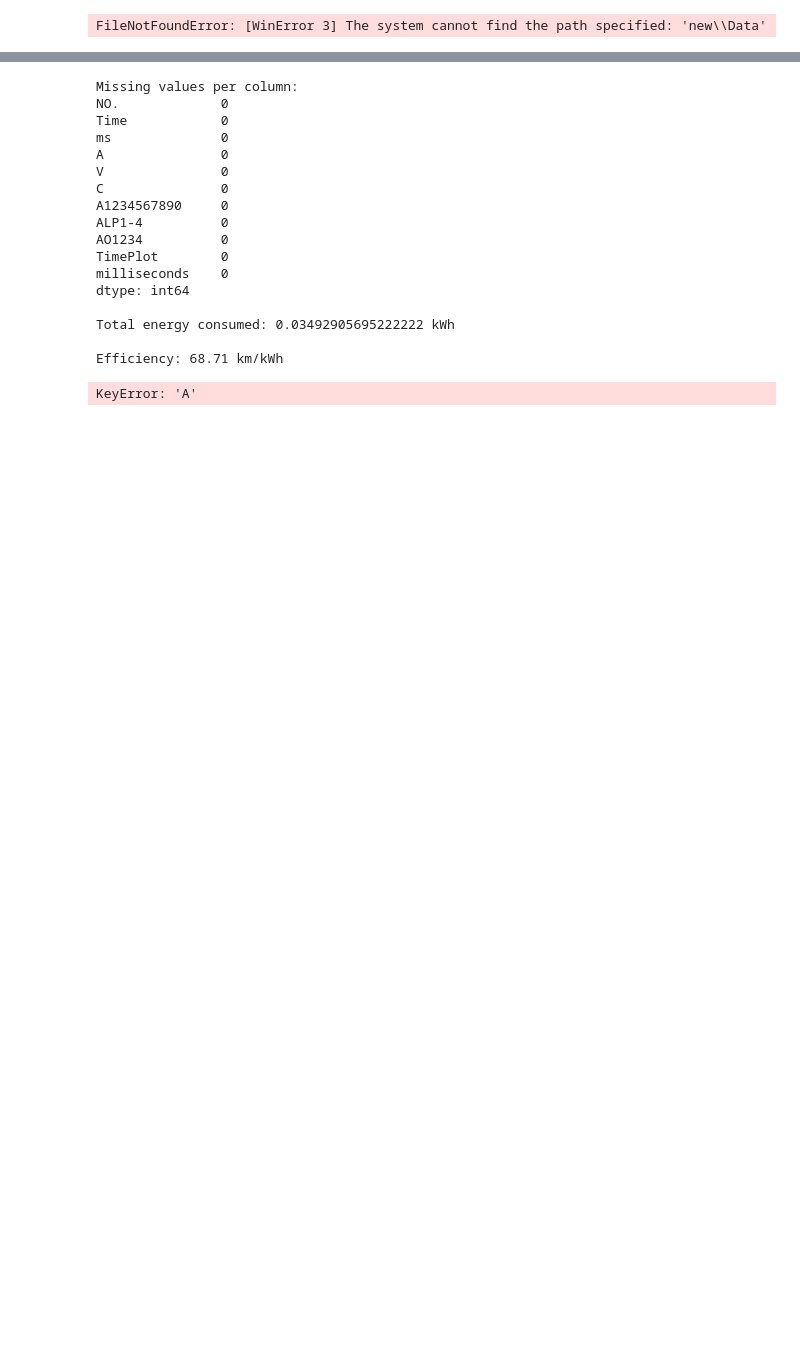
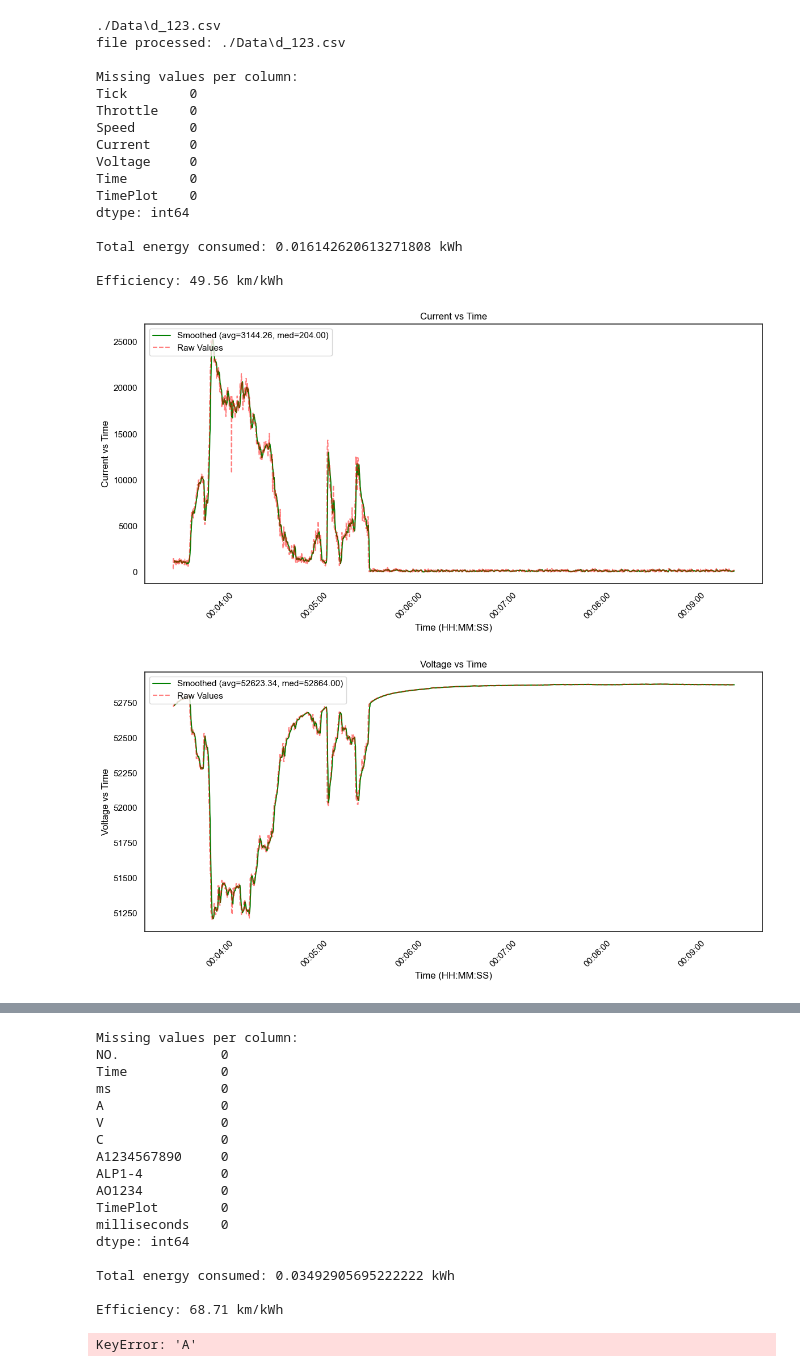
Before and after one commit to UOSupermileage/UOSM-TelemetryDataProcessing, a Jupyter notebook: new/CustomTelemetry.ipynb, the cells around one changed output, grey strips where cells are left out. Saved outputs shown, nothing was run; the diff lists cells and outputs as text; code cells hidden in the pictures; blank space fills up the shorter version.

Commit message:
added testing data and started fixing plot overlays

```diff
--- a/new/CustomTelemetry.ipynb
+++ b/new/CustomTelemetry.ipynb
@@ -9,19 +9,24 @@ import os
 import NulRemover
 
 sns.set(style='white')  # light background
-data_folder = './Data/'
-num = 99
+data_folder = './Data'
+num = 123
 file = f'd_{num}.csv'
 path = os.path.join(data_folder, file)
 print(path)
 NulRemover.remove_nuls(path)  # Clean the file from null characters
 print(f"file processed: {path}")
 delimiter = ','
-distance = 2.4 #Distance in km, used for efficiency calculation
+distance = 0.8 #Distance in km, used for efficiency calculation
 Ticks = True  # Set to False if did not correct ticks
 start_throttle = 10  # Minimum throttle to start plotting
 throttle_start_flag = False
 plot_outliers = False  # Set to False to not plot outliers
+
+
+
+start_ms = 210000
+
 # Load and clean data
 # def clean_cell(cell):
 #     # Keep only alphanumeric and spaces
@@ -47,6 +52,9 @@ if Ticks:
 else:
     data['TimePlot'] = range(len(data))
 
+if start_ms != 0:
+    data = data[data['Tick'] >= start_ms]
+    #data = data.iloc[index:]
 # Check for missing values
 print("\nMissing values per column:")
 print(data.isnull().sum())
@@ -97,31 +105,48 @@ for col in columns_to_plot:
         # Smoothed line
         ax.plot(x, y_smooth, color='green', label=f'Smoothed (avg={avg:.2f}, med={med:.2f})')
 
         # Raw dashed line
         ax.plot(x,y, linestyle='--', color='red', alpha=0.5, label='Raw Values')
 
         # Outliers as blue dots
         if plot_outliers:
             ax.scatter(x[outliers], y[outliers], color='blue', label='Outliers')
 
         # Labeling and formatting
         ax.set_xlabel("Time (HH:MM:SS)", color='black')
         ax.set_ylabel(f"{col} vs Time", color='black')
         ax.set_title(f"{col} vs Time", color='black')
         ax.tick_params(axis='x', colors='black', rotation=45)
         ax.tick_params(axis='y', colors='black')
 
         ax.xaxis.set_major_locator(mdates.AutoDateLocator())
         ax.xaxis.set_major_formatter(mdates.DateFormatter('%H:%M:%S'))
 
         # Legend in black
         legend = ax.legend(loc='upper left')
         for text in legend.get_texts():
             text.set_color('black')
 
         plt.tight_layout()
         plt.show()
     else:
         print(f"Column '{col}' not found in dataset.")
 # %% [output]
-FileNotFoundError: [WinError 3] The system cannot find the path specified: 'new\\Data'
+./Data\d_123.csv
+file processed: ./Data\d_123.csv
+
+Missing values per column:
+Tick        0
+Throttle    0
+Speed       0
+Current     0
+Voltage     0
+Time        0
+TimePlot    0
+dtype: int64
+
+Total energy consumed: 0.016142620613271808 kWh
+
+Efficiency: 49.56 km/kWh
+[figure, added]
+[figure, added]
```
Also changed, not shown: parts of 1 cell of this notebook, 13 other files.
